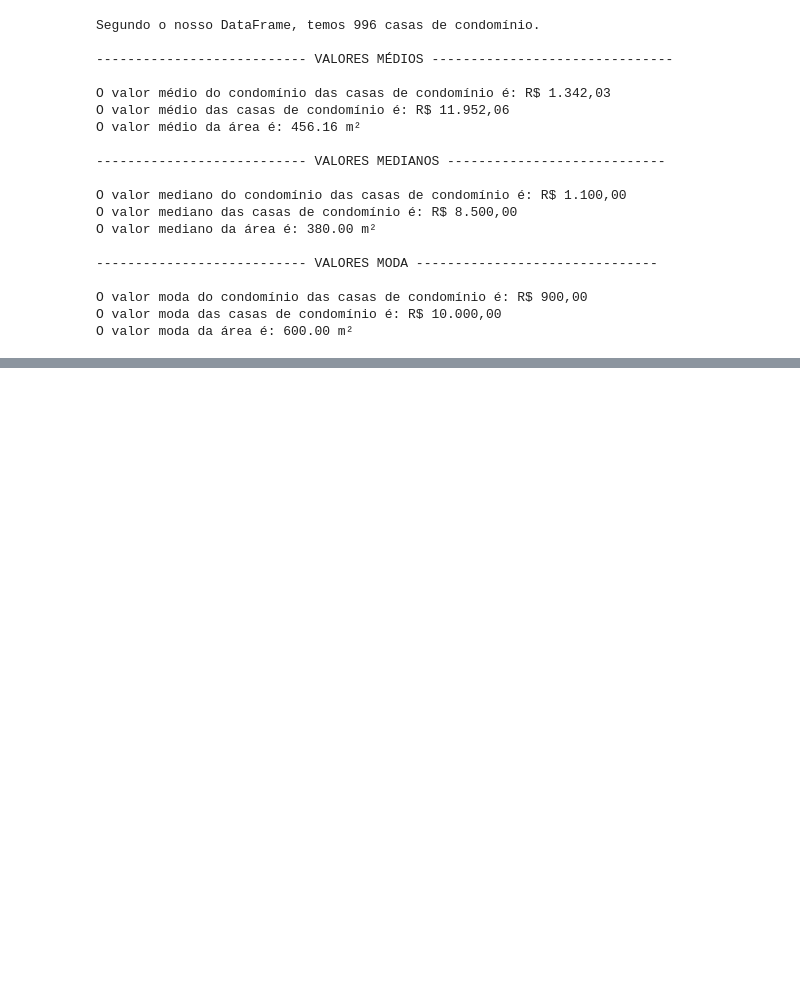
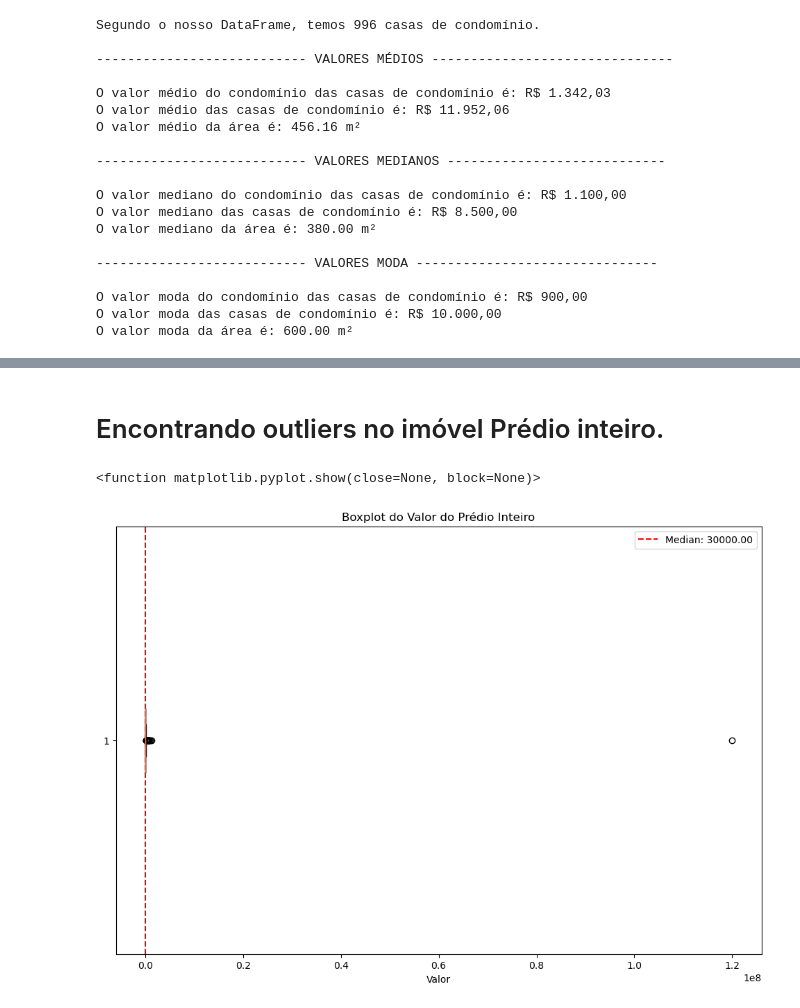
Before and after one commit to Gustavo127400/An-lise_de_dados-imoveis, a Jupyter notebook: Análise Descritiva.ipynb, the cells around one changed output, grey strips where cells are left out. Saved outputs shown, nothing was run; the diff lists cells and outputs as text; code cells hidden in the pictures; blank space fills up the shorter version.

```diff
--- a/Análise Descritiva.ipynb
+++ b/Análise Descritiva.ipynb
@@ -7,0 +13,5 @@ from babel.numbers import format_currency
+# %%
+
+valores_nulos = df.fillna(0)
+df = valores_nulos
+df
@@ -462,0 +511,16 @@ InvalidOperation: [<class 'decimal.ConversionSyntax'>]
+# %% [markdown]
+# Encontrando outliers no imóvel Prédio inteiro.
+# %%
+predio_inteiro_vmediano = predio_inteiro['Valor'].median()
+predio_inteiro_vmediano
+valor_mediana_formatado = format_currency(predio_inteiro_vmediano, 'BRL', format=u'#,##0\xa0¤', locale='pt_BR', currency_digits=False)
+plt.figure(figsize=(12, 8))
+plt.boxplot(predio_inteiro['Valor'], vert=False)
+plt.axvline(predio_inteiro_vmediano, color='r', linestyle='--', label=f'Median: {predio_inteiro_vmediano:.2f}')
+plt.title('Boxplot do Valor do Prédio Inteiro')
+plt.xlabel('Valor')
+plt.legend()
+plt.show
+# %% [output]
+<function matplotlib.pyplot.show(close=None, block=None)>
+[figure, added]
```
Also changed, not shown: parts of 6 cells of this notebook, 2 other files.
